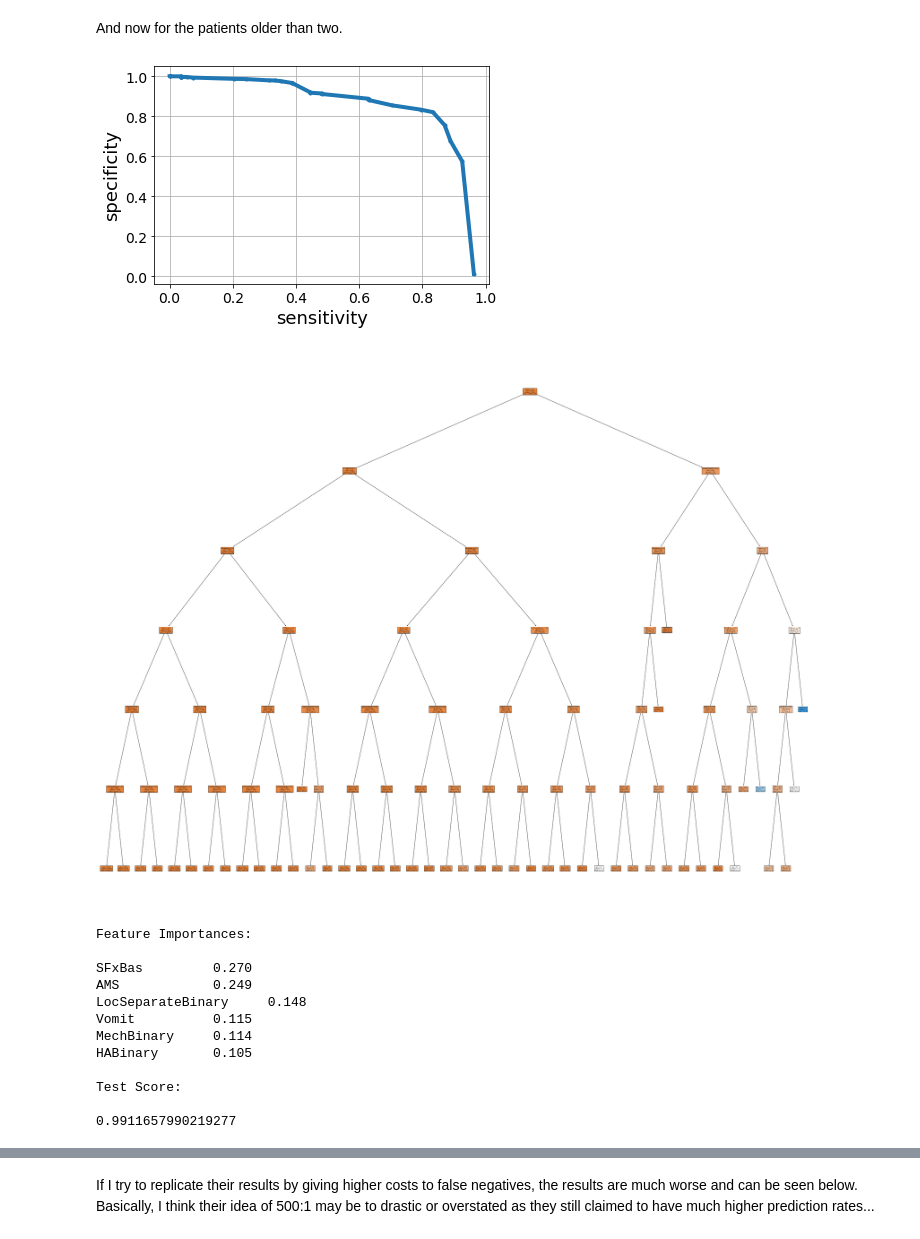
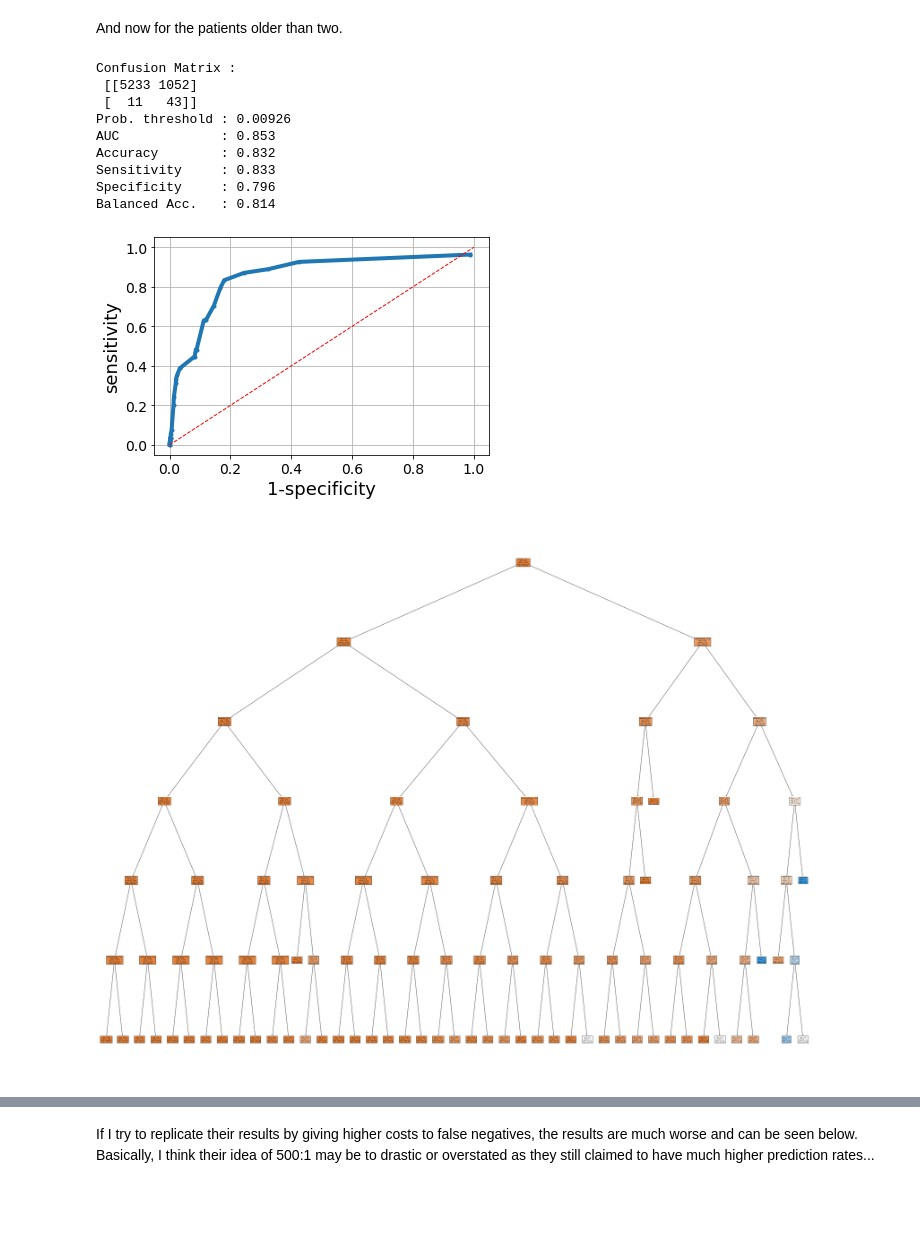
Before and after one commit to Yu-Group/clinical-rule-vetting, a Jupyter notebook: rulevetting/projects/tbi_pecarn/notebooks/Baseline.ipynb, the cells around one changed output, grey strips where cells are left out. Drawn from its saved outputs; the diff is of its cells as text; code cells hidden in the pictures; blank space fills up the shorter version.

```diff
--- a/rulevetting/projects/tbi_pecarn/notebooks/Baseline.ipynb
+++ b/rulevetting/projects/tbi_pecarn/notebooks/Baseline.ipynb
@@ -212,54 +349,22 @@ And now for the patients older than two.
 # %%
 # looking at the old decision tree - first with equal weights and same depth
 outcome_def = 'PosIntFinal'
 X_train = df_old_train.drop(columns=outcome_def)
 y_train = df_old_train[outcome_def].values
 X_tune = df_old_test.drop(columns=outcome_def)
 y_tune = df_old_test[outcome_def].values
 feature_names = list(X_train)
 
-def predict_and_save(model, model_name='decision_tree'):
-    '''Plots cv and returns cv, saves all stats
-    '''
-    results = {'model': model}
-    for x, y, suffix in zip([X_train, X_tune],
-                            [y_train, y_tune],
-                            ['_train', '_tune']):
-        stats, threshes = validation.all_stats_curve(y, model.predict_proba(x)[:, 1],
-                                                     plot=suffix == '_tune')
-        for stat in stats.keys():
-            results[stat + suffix] = stats[stat]
-        results['threshes' + suffix] = threshes
-    return stats, threshes
-
-# fitting the model
-dt = DecisionTreeClassifier(max_depth=6, class_weight={0: 1, 1: 1})
-dt.fit(X_train, y_train)
-stats, threshes = predict_and_save(dt, model_name='decision_tree')
-plt.show()
-
-fig = plt.figure(figsize=(50, 40))
-plot_tree(dt, feature_names=feature_names, filled=True)
-plt.show()
-
-print('Feature Importances:\n')
-for col, val in sorted(zip(X_train.columns, dt.feature_importances_), key=lambda x: x[1], reverse=True)[:10]:
-    print(f'{col:10}{val:10.3f}')
-
-print('\nTest Score:\n')
-print(dt.score(X_tune, y_tune))
+decision_tree(X_train, y_train, X_tune, y_tune, weights={0:1, 1:1}, max_depth=6)
 # %% [output]
+Confusion Matrix :
+ [[5233 1052]
+ [  11   43]]
+Prob. threshold : 0.00926
+AUC             : 0.853
+Accuracy        : 0.832
+Sensitivity     : 0.833
+Specificity     : 0.796
+Balanced Acc.   : 0.814
-[figure, old version]
+[figure, new version]
-[figure, old version]
+[figure, new version]
-Feature Importances:
-
-SFxBas         0.270
-AMS            0.249
-LocSeparateBinary     0.148
-Vomit          0.115
-MechBinary     0.114
-HABinary       0.105
-
-Test Score:
-
-0.9911657990219277
```
Also changed, not shown: parts of 10 cells of this notebook, 8 other files.
